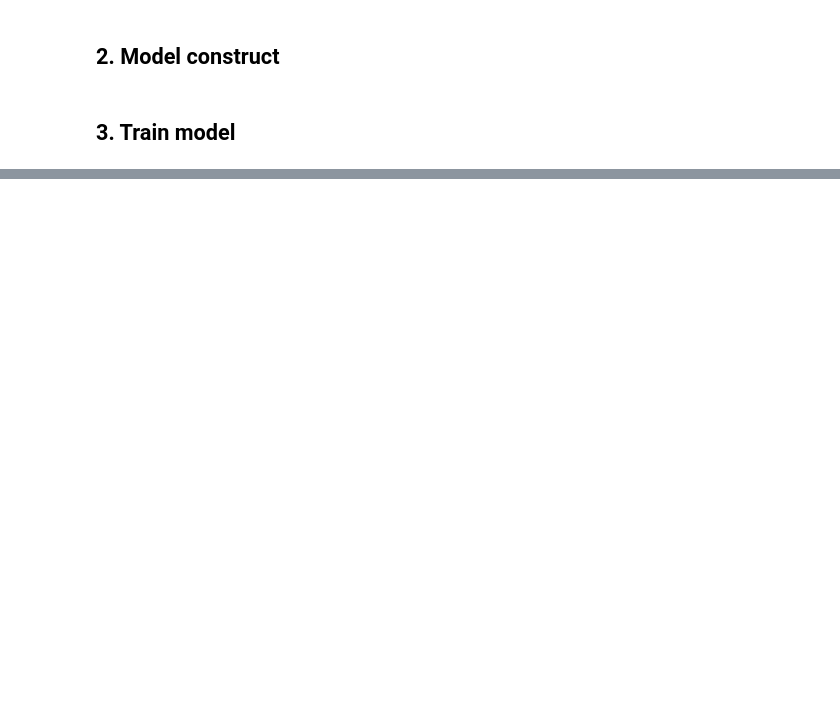
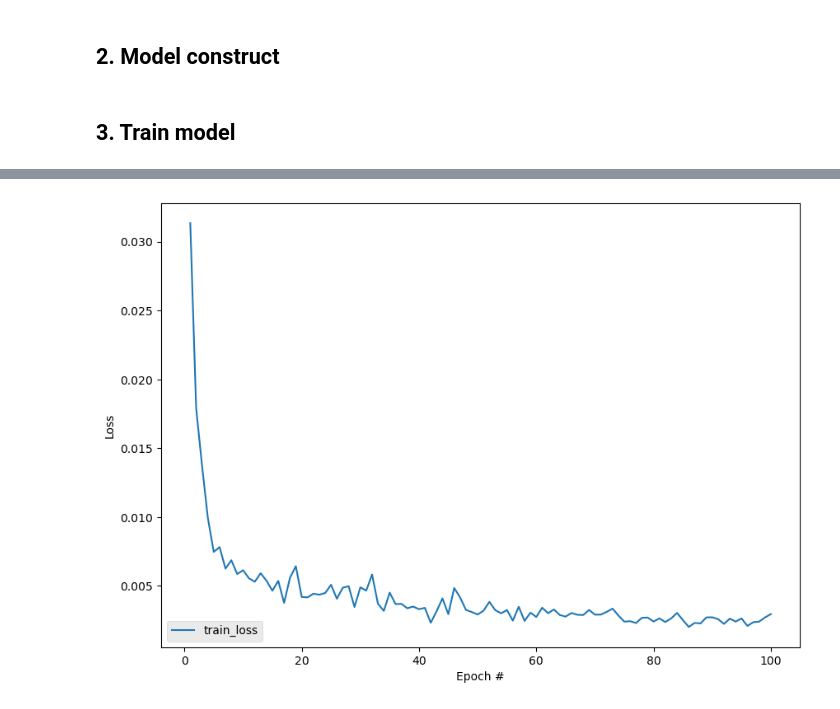
Before and after one commit to How-Wang/NVLab_summer_school, a Jupyter notebook: AE_and_VAE/hw3.ipynb, the cells around one changed output, grey strips where cells are left out. Drawn from its saved outputs; the diff is of its cells as text; code cells hidden in the pictures; blank space fills up the shorter version.

Commit message:
Create and Train AE model

```diff
--- a/AE_and_VAE/hw3.ipynb
+++ b/AE_and_VAE/hw3.ipynb
@@ -12,6 +23,8 @@ eye_label = np.load('eye/label.npy') # (1476, 1)
 # %%
 class EyeDataset(Dataset):
     def __init__(self, data, label, transform=None):
+        print("data shape: ", data.shape)
+        print()
         self.data = data
         self.label = label
         self.transform = transform
@@ -25,7 +38,7 @@ class EyeDataset(Dataset):
         if self.transform:
             data = self.transform(data)
 
-        return (data, label)
+        return data, label
 # %%
 eye_dataset = EyeDataset(data=eye_data, label=eye_label)
 
@@ -39,2 +60,5 @@ eye_dataloader = DataLoader(eye_dataset, batch_size=batch_size, shuffle=False)
 # %% [markdown]
 ## 2. Model construct
+# %%
+EPOCHS = 100
+LEARNING_RATE = 0.001
@@ -41,2 +107,14 @@ eye_dataloader = DataLoader(eye_dataset, batch_size=batch_size, shuffle=False)
 # %% [markdown]
 ## 3. Train model
+# %%
+train_loss = []
+# Training loop
+for epoch in range(EPOCHS):
+    for batch_data, _ in eye_dataloader:
+        optimizer.zero_grad()
+        reconstructions = autoencoder(batch_data)
+        loss = criterion(reconstructions, batch_data)
+        loss.backward()
+        optimizer.step()
+    train_loss.append(loss.item())
+    print(f"Epoch [{epoch+1}/{EPOCHS}], Loss: {loss.item():.4f}")
@@ -42,0 +139,28 @@ eye_dataloader = DataLoader(eye_dataset, batch_size=batch_size, shuffle=False)
+# %%
+import matplotlib.pyplot as plt
+
+# plot the training loss and accuracy
+fig = plt.figure(figsize=(10, 7))
+fig.add_subplot(2,2,(1,4))
+plt.style.use("ggplot")
+
+plt.plot(range(1, EPOCHS+1), train_loss, label="train_loss")
+# plt.plot(range(1, EPOCHS+1), test_loss, label="test_loss")
+
+plt.xlabel("Epoch #")
+plt.ylabel("Loss")
+plt.legend(loc="lower left")
+
+# fig.add_subplot(2,2,(3,4))
+# plt.plot(range(1, EPOCHS+1), train_score, label="train_acc")
+# plt.plot(range(1, EPOCHS+1), test_score, label="test_acc")
+# plt.xlabel("Epoch #")
+# plt.ylabel("Accuracy")
+# plt.legend(loc="best")
+
+# plt.savefig(f'result_picture/batch{BATCH_SIZE}_epoch{EPOCHS}_train{train_score[-1]}_test{test_score[-1]}.png')
+
+
+plt.show()
+# %% [output]
+[figure, added]
```
Also changed, not shown: parts of 9 cells of this notebook.
